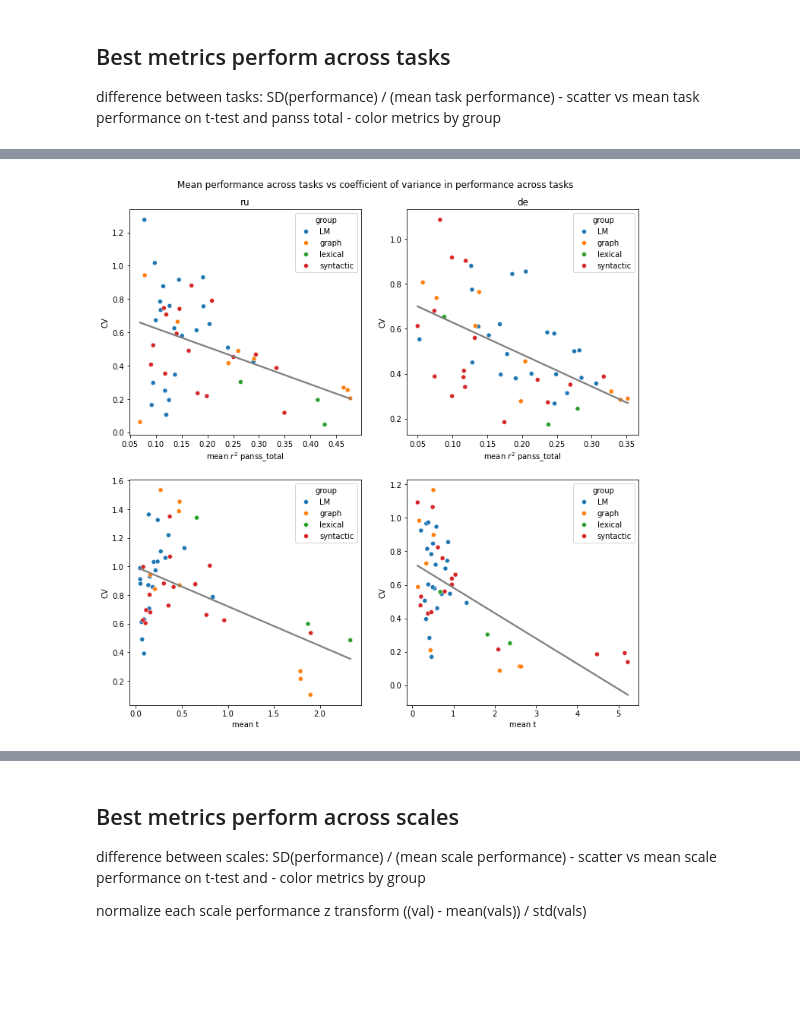
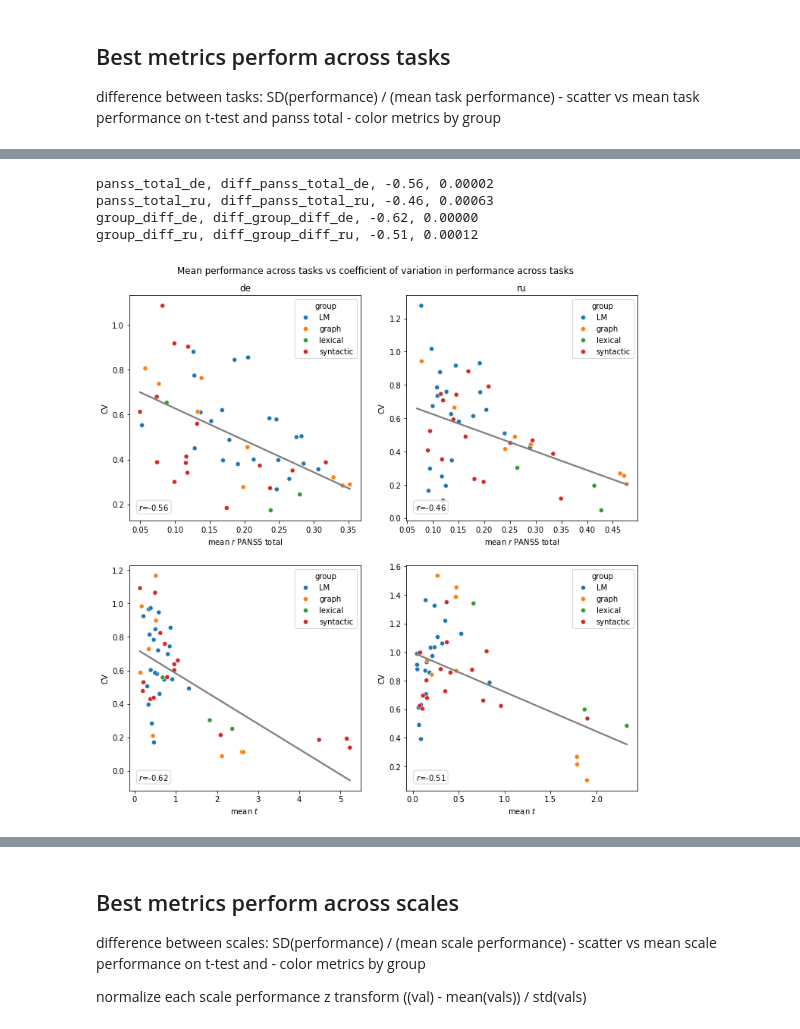
Before and after one commit to flying-bear/MA_thesis, a Jupyter notebook: images_for_paper.ipynb, the cells around one changed output, grey strips where cells are left out. Saved outputs shown, nothing was run; the diff lists cells and outputs as text; code cells hidden in the pictures; blank space fills up the shorter version.

```diff
--- a/images_for_paper.ipynb
+++ b/images_for_paper.ipynb
@@ -527,6 +579,10 @@ difference between tasks: SD(performance) / (mean task performance) - scatter vs
 def diff_task_performance(df, metric_name, lang, scale):
     data = df[(df['lang'] == lang) & (df['metric_name'] == metric_name) & (df['scale'] == scale)]['median'].abs()
     return np.std(data) / np.mean(data)
+# %%
+def best_task_performance(df, metric_name, lang, scale):
+    data = df[(df['lang'] == lang) & (df['metric_name'] == metric_name) & (df['scale'] == scale)]['median'].abs()
+    return np.nanmax(data)
 # %%
 dict_diff = {"group": [],
              "diff_group_diff_de": [], "diff_group_diff_ru": [],
@@ -548,0 +638,24 @@ diff_df.index = list(metric_to_color.keys())
+# %%
+fig, axes = plt.subplots(3, 1, figsize=(6, 18))
+for i, scale in enumerate(['panss_total', 'group_diff', 'ps_r_dep.severity']):
+    lang = 'ru'
+    ax = axes[i]
+    if i == 0:
+        ax.set_title(lang)
+    y_name, x_name = f"diff_{scale}_{lang}", f"{scale}_{lang}"
+    y, x = diff_df[y_name], diff_df[x_name]
+    sns.scatterplot(y=y, x=x, hue=diff_df["group"], ax=ax)
+    sns.regplot(y=y, x=x,
+                ci=None, scatter=False, color='grey', ax=ax)
+    ax.set_ylabel('CV')
+    label = {'panss_total': 'mean $r$ PANSS total',
+             'group_diff': "mean $t$",
+             'ps_r_dep.severity': 'mean depression pseudo $r^2$'}.get(scale, '...')
+    coef = get_coefficient(x_name, y_name, x, y)
+    ax.text(0.04, 0.08,
+            f'$r$={coef:.2f}', transform=ax.transAxes,
+            fontsize=10, verticalalignment='top',
+            bbox=dict(boxstyle="round", facecolor="white", edgecolor="0.8", alpha=0.8))
+    ax.set_xlabel(label)
+fig.suptitle("Mean performance across tasks vs coefficient of variation in performance across tasks", y=0.925);
+# plt.savefig(f'{PATH_FIG}performance_vs_CV_across_tasks.png', dpi=dpi, bbox_inches = 'tight')
@@ -549,17 +667,28 @@ diff_df.index = list(metric_to_color.keys())
 # %%
 fig, axes = plt.subplots(2, 2, figsize=(12, 12))
 for i, scale in enumerate(['panss_total', 'group_diff']):
-    for j, lang in enumerate(["ru", "de"]):
+    for j, lang in enumerate(["de", "ru"]):
         ax = axes[i, j]
         if i == 0:
             ax.set_title(lang)
-        sns.scatterplot(y=diff_df[f"diff_{scale}_{lang}"], x=diff_df[f"{scale}_{lang}"], hue=diff_df["group"], ax=ax)
-        sns.regplot(y=diff_df[f"diff_{scale}_{lang}"], x=diff_df[f"{scale}_{lang}"],
+        y_name, x_name = f"diff_{scale}_{lang}", f"{scale}_{lang}"
+        y, x = diff_df[y_name], diff_df[x_name]
+        sns.scatterplot(y=y, x=x, hue=diff_df["group"], ax=ax)
+        sns.regplot(y=y, x=x,
                     ci=None, scatter=False, color='grey', ax=ax)
+        coef = get_coefficient(x_name, y_name, x, y)
+        ax.text(0.04, 0.08,
+                f'$r$={coef:.2f}', transform=ax.transAxes,
+                fontsize=10, verticalalignment='top',
+                bbox=dict(boxstyle="round", facecolor="white", edgecolor="0.8", alpha=0.8))
         ax.set_ylabel('CV')
-        label = 'mean $r^2$ panss_total' if i == 0 else "mean t"
+        label = 'mean $r$ PANSS total' if i == 0 else "mean $t$"
         ax.set_xlabel(label)
-fig.suptitle("Mean performance across tasks vs coefficient of variance in performance across tasks", y=0.925);
+fig.suptitle("Mean performance across tasks vs coefficient of variation in performance across tasks", y=0.925);
 plt.savefig(f'{PATH_FIG}performance_vs_CV_across_tasks.png', dpi=dpi, bbox_inches = 'tight')
 # %% [output]
+panss_total_de, diff_panss_total_de, -0.56, 0.00002
+panss_total_ru, diff_panss_total_ru, -0.46, 0.00063
+group_diff_de, diff_group_diff_de, -0.62, 0.00000
+group_diff_ru, diff_group_diff_ru, -0.51, 0.00012
-[figure, old version]
+[figure, new version]
```
Also changed, not shown: parts of 51 cells of this notebook.
